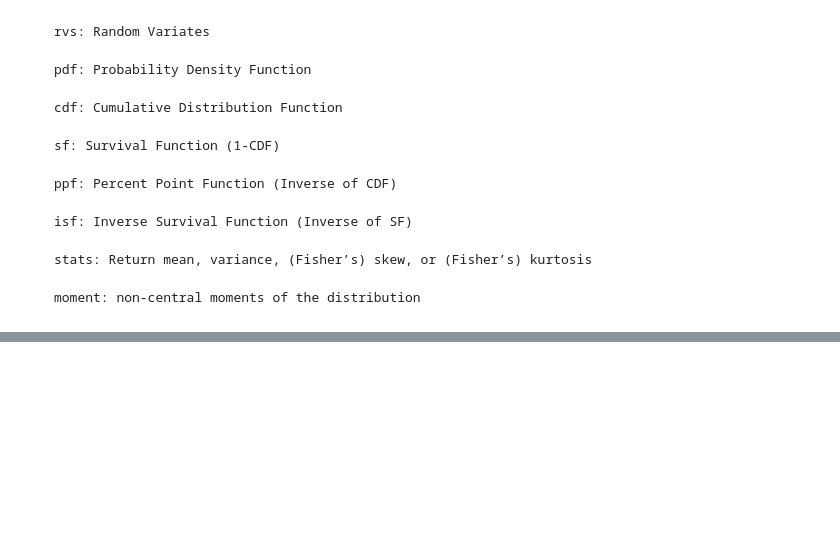
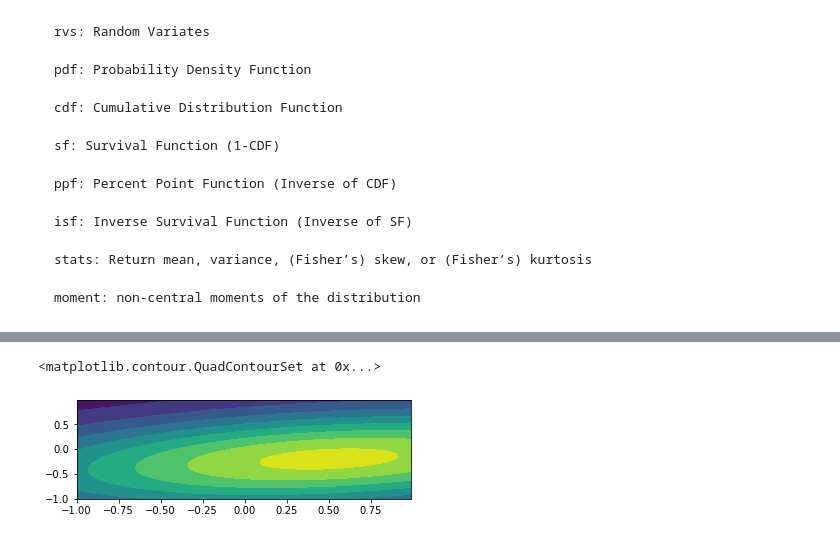
Before and after one commit to jlivsey/CenTS-pickupPy, a Jupyter notebook: python/notebooks/random-number-generation.ipynb, the cells around one changed output, grey strips where cells are left out. Drawn from its saved outputs; the diff is of its cells as text; code cells hidden in the pictures; blank space fills up the shorter version.

```diff
--- a/python/notebooks/random-number-generation.ipynb
+++ b/python/notebooks/random-number-generation.ipynb
@@ -111,0 +116,10 @@ array([0, 1, 0, 0, 1, 1, 0, 2, 2, 1])
+# %%
+x, y = np.mgrid[-1:1:.01, -1:1:.01]
+pos = np.dstack((x, y))
+rv = multivariate_normal([0.5, -0.2], [[2.0, 0.3], [0.3, 0.5]])
+fig2 = plt.figure()
+ax2 = fig2.add_subplot(2,1,1) # create an axes object in the figure
+ax2.contourf(x, y, rv.pdf(pos))
+# %% [output]
+<matplotlib.contour.QuadContourSet at 0x...>
+[figure, added]
```
Also changed, not shown: parts of 32 cells of this notebook.
